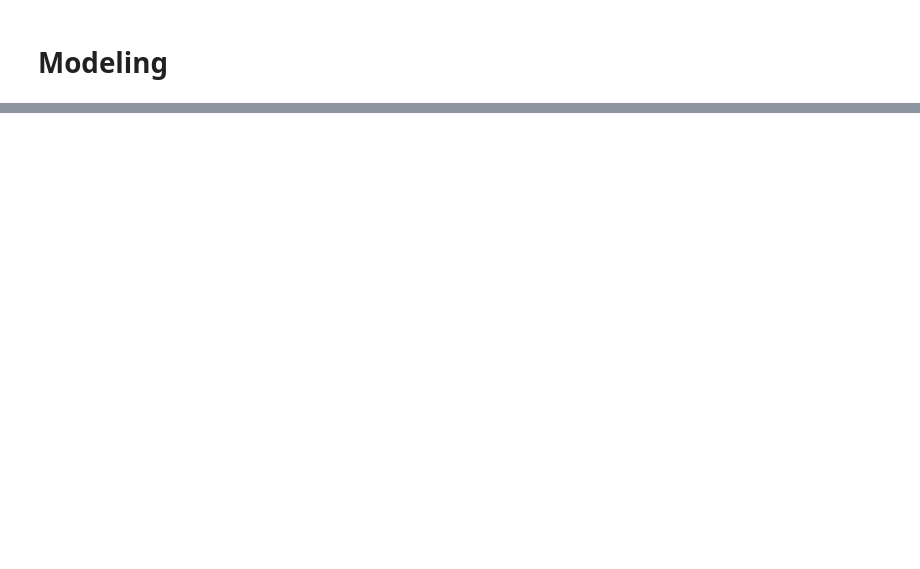
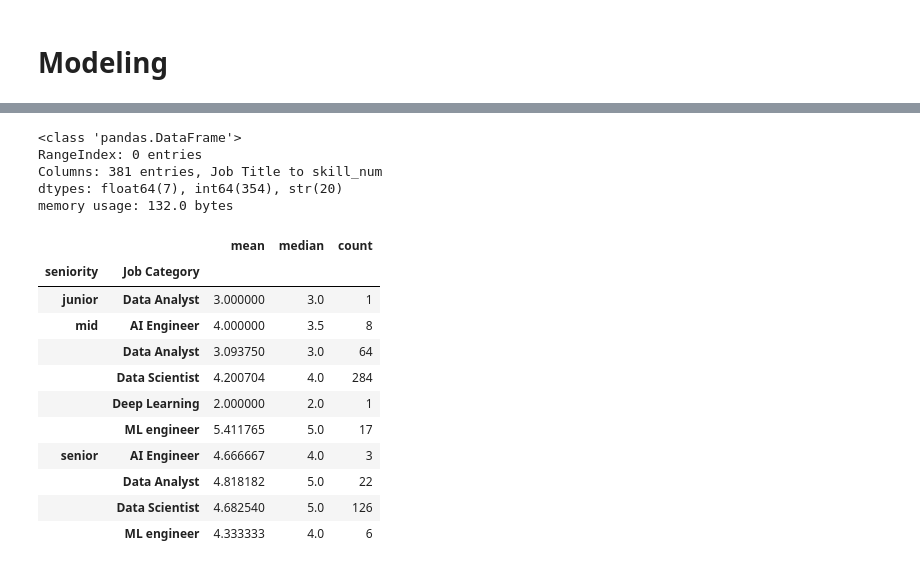
Before and after one commit to Salah-Mo-hammed/ds-jobs, a Jupyter notebook: ds_jobs_project/notebooks/contd_preperation_phase.ipynb, the cells around one changed output, grey strips where cells are left out. Cells and saved outputs as stored; diff of their text form; code cells hidden in the pictures; blank space fills up the shorter version.

```diff
--- a/ds_jobs_project/notebooks/contd_preperation_phase.ipynb
+++ b/ds_jobs_project/notebooks/contd_preperation_phase.ipynb
@@ -527,0 +645,37 @@ Regression Metrics: Test Data
+# %%
+outlier_years=df.loc[df['years_exp']>15]
+outlier_years.info()
+# %% [output]
+<class 'pandas.DataFrame'>
+RangeIndex: 0 entries
+Columns: 381 entries, Job Title to skill_num
+dtypes: float64(7), int64(354), str(20)
+memory usage: 132.0 bytes
+# %%
+# i will use industry standard- years of exp to fill nans:
+seniority_years={
+    'junior':2,
+    'mid':4,
+    'senior':7
+}
+df_model['years_exp'] = df_model.apply(
+    lambda row: seniority_years[row['seniority']]
+    if pd.isna(row['years_exp'])
+    else row['years_exp'],
+    axis=1
+)
+# %%
+df_model.groupby(['seniority', 'Job Category'])['years_exp'].agg(['mean', 'median', 'count'])
+# %% [output]
+|  |  | mean | median | count |
+| seniority | Job Category |  |  |  |
+| junior | Data Analyst | 3.000000 | 3.0 | 1 |
+| mid | AI Engineer | 4.000000 | 3.5 | 8 |
+|  | Data Analyst | 3.093750 | 3.0 | 64 |
+|  | Data Scientist | 4.200704 | 4.0 | 284 |
+|  | Deep Learning | 2.000000 | 2.0 | 1 |
+|  | ML engineer | 5.411765 | 5.0 | 17 |
+| senior | AI Engineer | 4.666667 | 4.0 | 3 |
+|  | Data Analyst | 4.818182 | 5.0 | 22 |
+|  | Data Scientist | 4.682540 | 5.0 | 126 |
+|  | ML engineer | 4.333333 | 4.0 | 6 |
```
Also changed, not shown: parts of 20 cells of this notebook, 1 other file.
